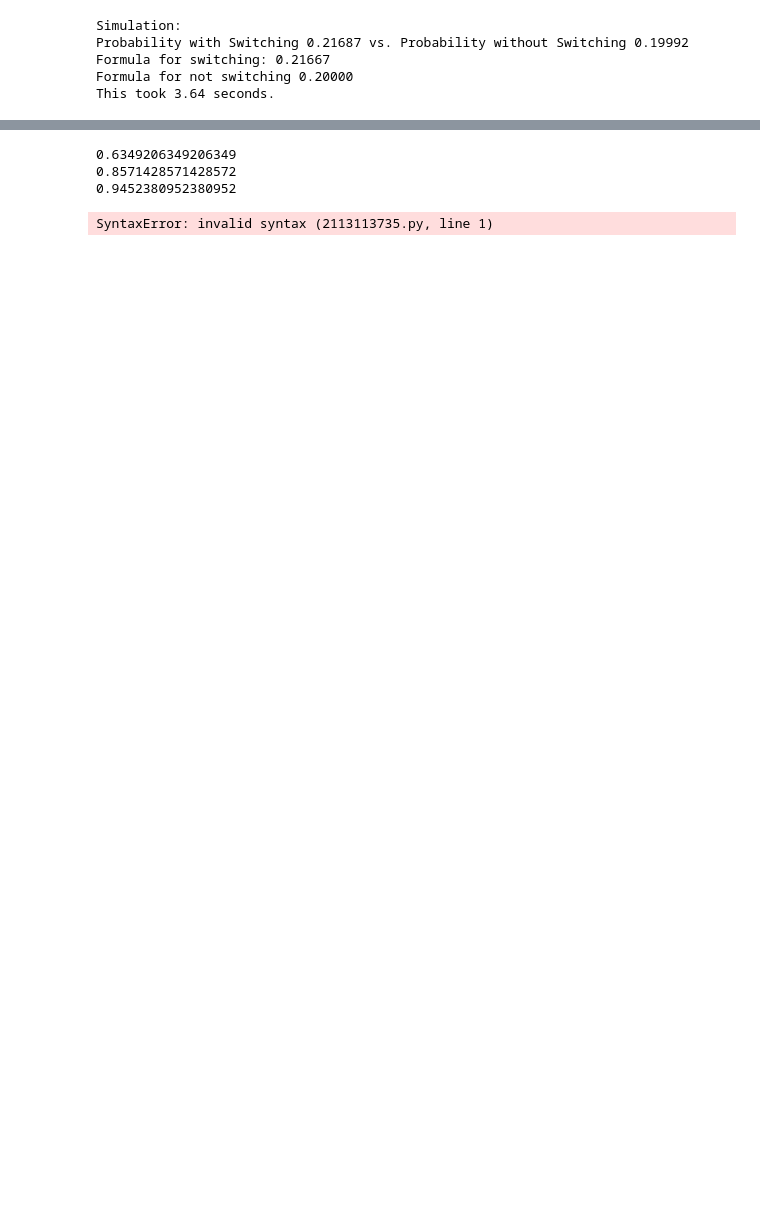
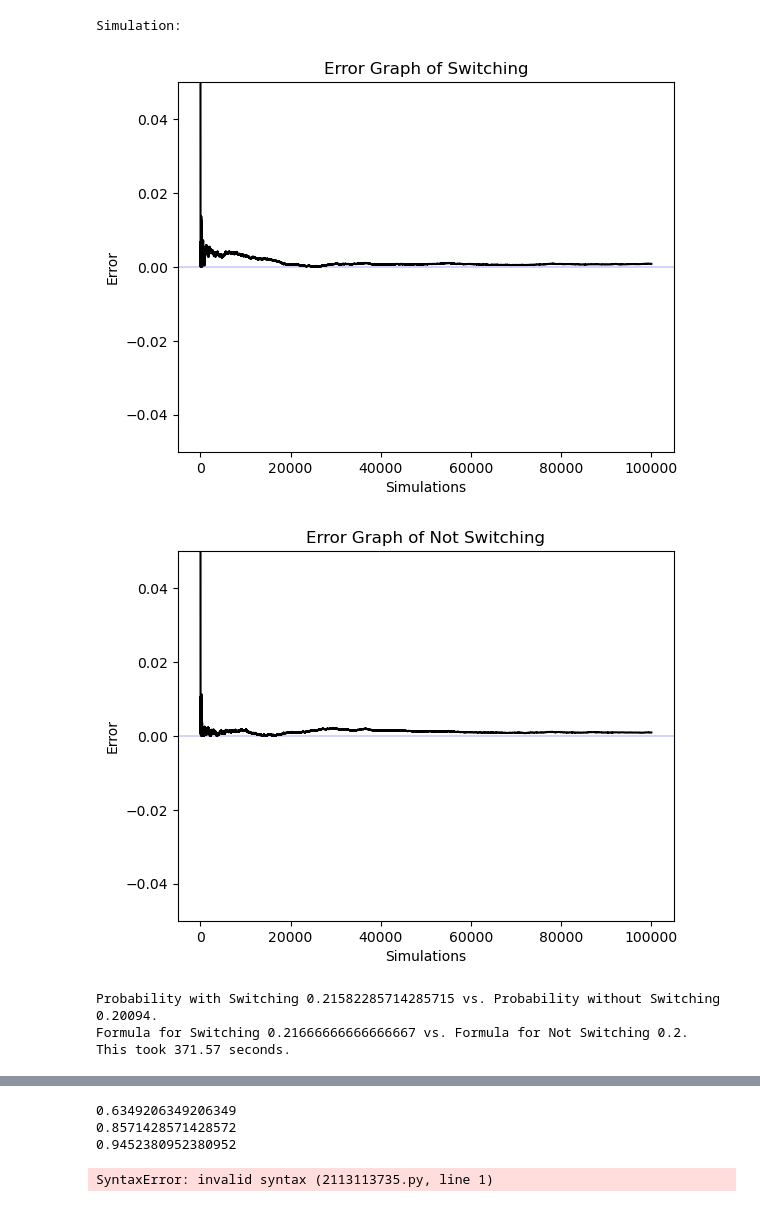
Before and after one commit to ColbysPrograms/MontyHallProgram, a Jupyter notebook: Probability Monty Hall Code.ipynb, the cells around one changed output, grey strips where cells are left out. Drawn from its saved outputs; the diff is of its cells as text; code cells hidden in the pictures; blank space fills up the shorter version.

Commit message:
Added Graphing To Code

```diff
--- a/Probability Monty Hall Code.ipynb
+++ b/Probability Monty Hall Code.ipynb
@@ -217,29 +287,30 @@ i = 100000
 # %%
 import time
 
 start = time.time()
 
 print('Simulation: ')
 MontyHall3(w,p,t,r,i)
 
 # Check
-switch_form = ((t-p)/t)*(w/(t-p-r))
-no_switch_form = w/t
+# switch_form = ((t-p)/t)*(w/(t-p-r))
+# no_switch_form = w/t
 
-print('Formula for switching: %.5f' % switch_form)
-print('Formula for not switching %.5f' % no_switch_form)
+# print('Formula for switching: %.5f' % switch_form)
+# print('Formula for not switching %.5f' % no_switch_form)
 
 end = time.time()
 
 time = end - start
 
 print("This took %.2f seconds." % time)
 # %% [output]
 Simulation:
-Probability with Switching 0.21687 vs. Probability without Switching 0.19992
-Formula for switching: 0.21667
-Formula for not switching 0.20000
-This took 3.64 seconds.
+[figure, added]
+[figure, added]
+Probability with Switching 0.21582285714285715 vs. Probability without Switching 0.20094.
+Formula for Switching 0.21666666666666667 vs. Formula for Not Switching 0.2.
+This took 371.57 seconds.
 # %%
 import time
 
```
Also changed, not shown: parts of 2 cells of this notebook.
